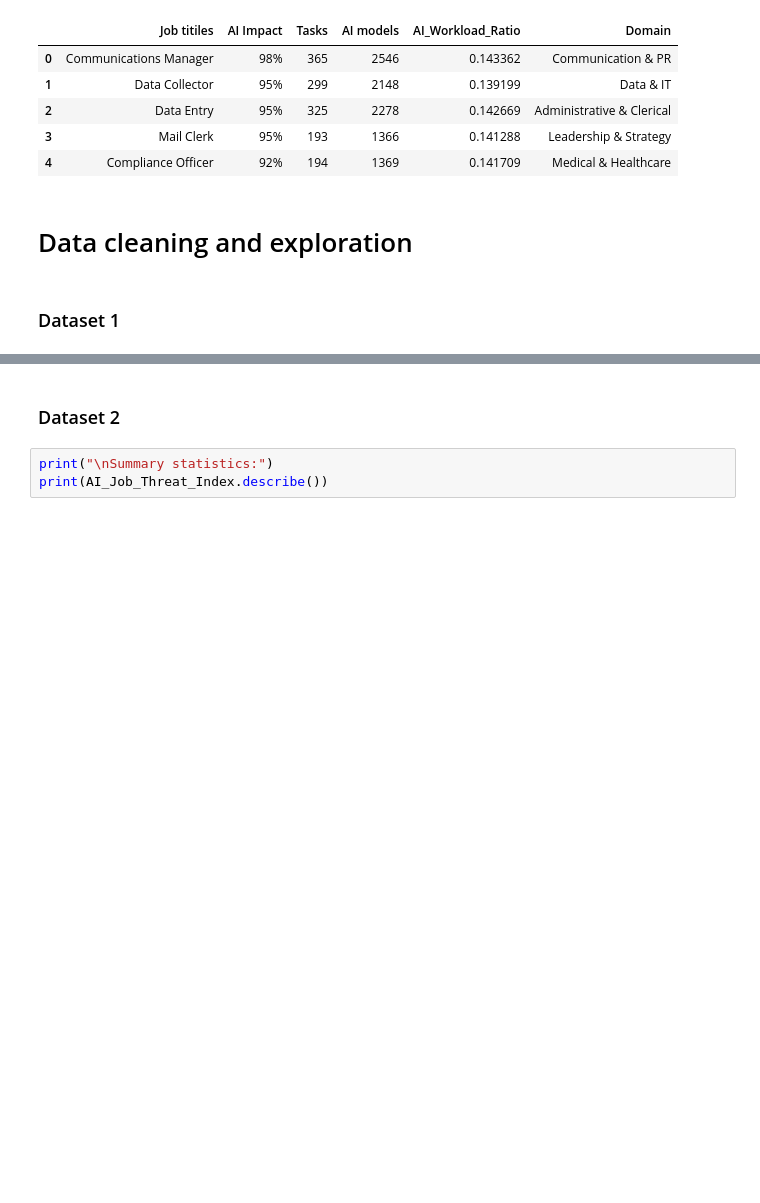
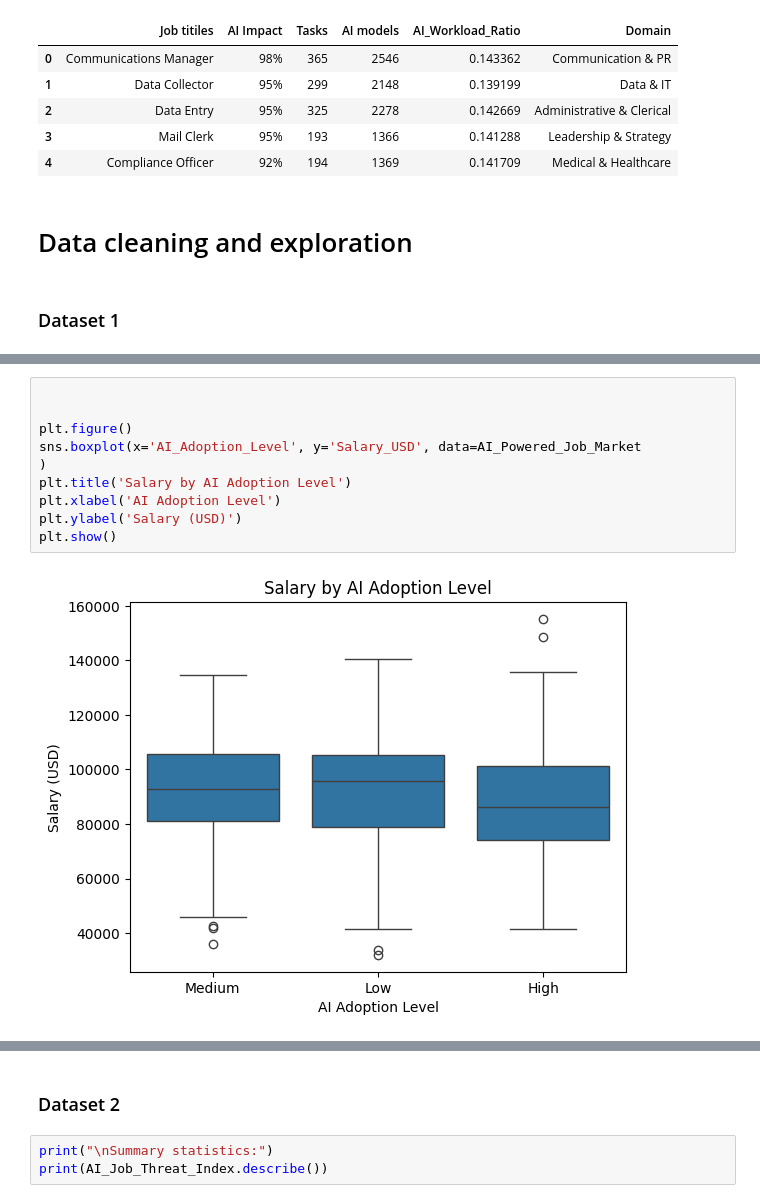
Before and after one commit to adrianapsay/math189finalproject, a Jupyter notebook: jessie.ipynb, the cells around one changed output, grey strips where cells are left out. Drawn from its saved outputs; the diff is of its cells as text; blank space fills up the shorter version.

```diff
--- a/jessie.ipynb
+++ b/jessie.ipynb
@@ -31,0 +191,12 @@ AI_Job_Threat_Index.head()
+# %%
+
+
+plt.figure()
+sns.boxplot(x='AI_Adoption_Level', y='Salary_USD', data=AI_Powered_Job_Market
+)
+plt.title('Salary by AI Adoption Level')
+plt.xlabel('AI Adoption Level')
+plt.ylabel('Salary (USD)')
+plt.show()
+# %% [output]
+[figure, added]
```
Also changed, not shown: parts of 20 cells of this notebook.
